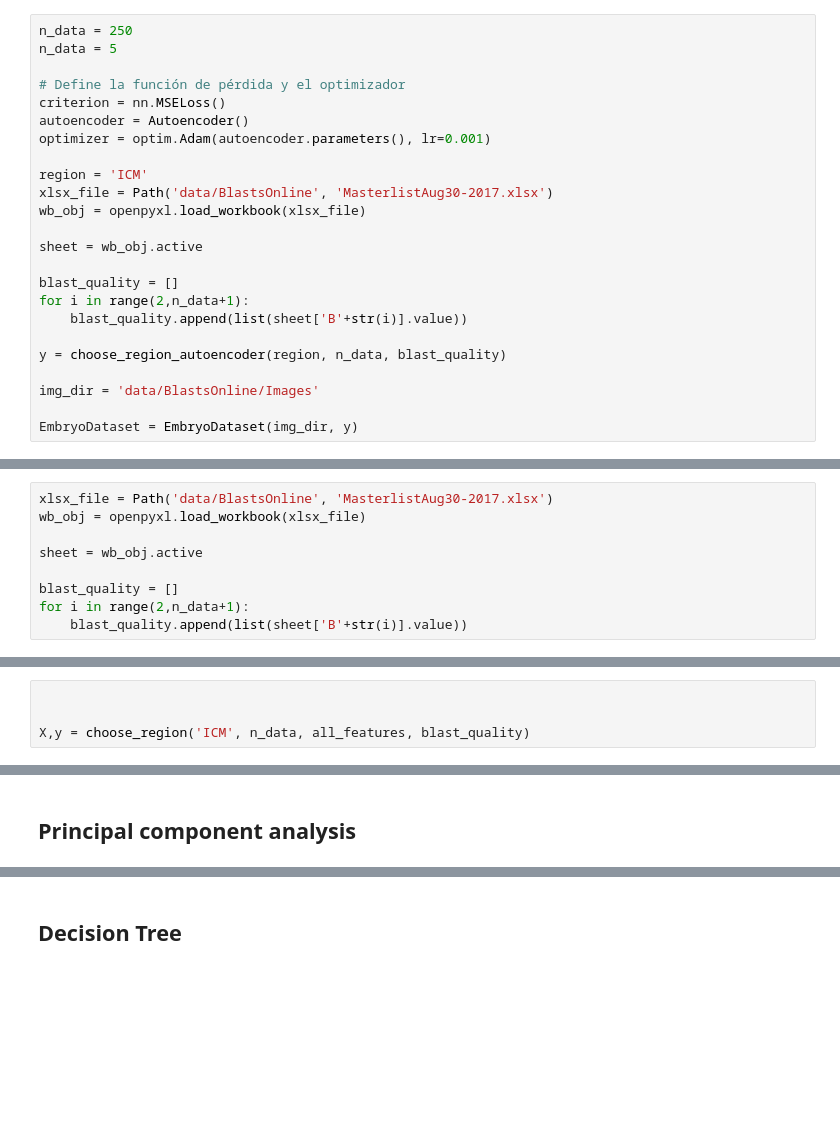
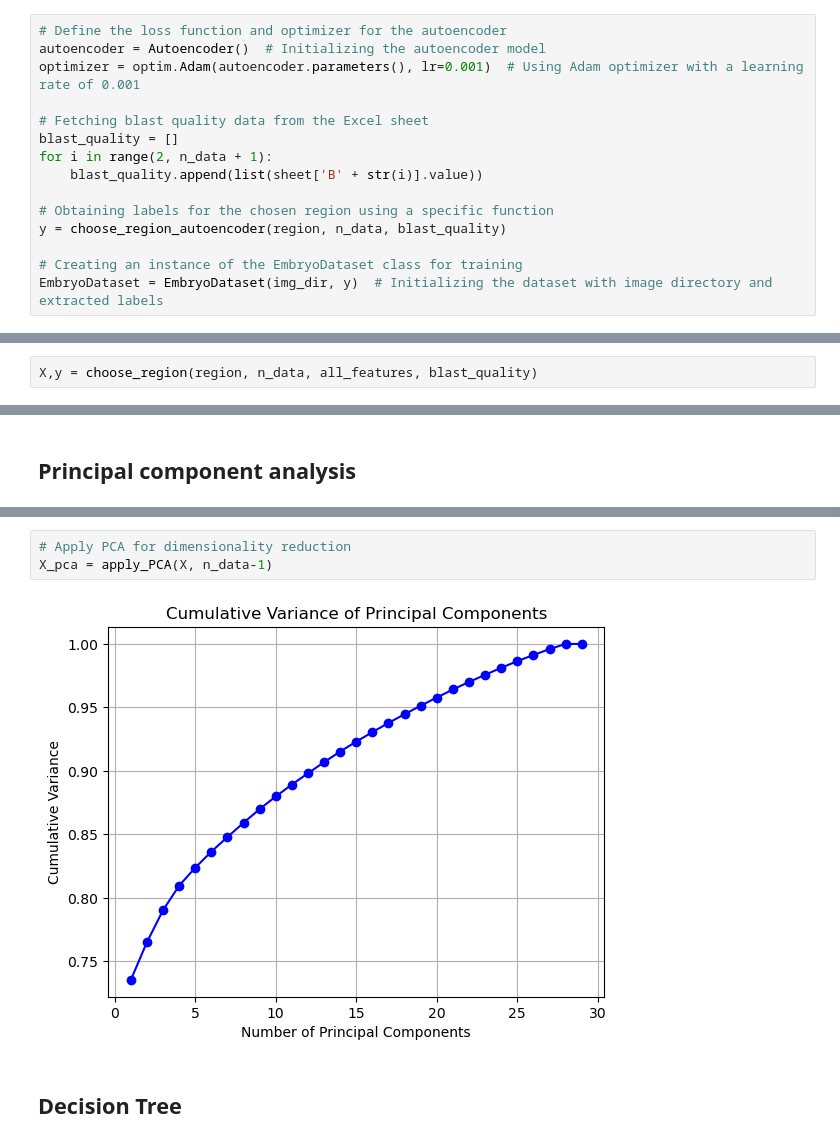
Before and after one commit to JuanDiegoYoung/Embryo-quality-classification, a Jupyter notebook: notebooks/embedded_embryo_classifier.ipynb, the cells around one changed output, grey strips where cells are left out. Drawn from its saved outputs; the diff is of its cells as text; blank space fills up the shorter version.

```diff
--- a/notebooks/embedded_embryo_classifier.ipynb
+++ b/notebooks/embedded_embryo_classifier.ipynb
@@ -366,29 +478,20 @@ redes = [red_1, red_2, red_3]
 # %% [markdown]
 ### Setup
 # %%
-n_data = 250
-n_data = 5
+# Define the loss function and optimizer for the autoencoder
+autoencoder = Autoencoder()  # Initializing the autoencoder model
+optimizer = optim.Adam(autoencoder.parameters(), lr=0.001)  # Using Adam optimizer with a learning rate of 0.001
 
-# Define la función de pérdida y el optimizador
-criterion = nn.MSELoss()
-autoencoder = Autoencoder()
-optimizer = optim.Adam(autoencoder.parameters(), lr=0.001)
+# Fetching blast quality data from the Excel sheet
+blast_quality = []
+for i in range(2, n_data + 1):
+    blast_quality.append(list(sheet['B' + str(i)].value))
 
-region = 'ICM'
-xlsx_file = Path('data/BlastsOnline', 'MasterlistAug30-2017.xlsx')
-wb_obj = openpyxl.load_workbook(xlsx_file)
-
-sheet = wb_obj.active
-
-blast_quality = []
-for i in range(2,n_data+1):
-    blast_quality.append(list(sheet['B'+str(i)].value))
-
+# Obtaining labels for the chosen region using a specific function
 y = choose_region_autoencoder(region, n_data, blast_quality)
 
-img_dir = 'data/BlastsOnline/Images'
-
-EmbryoDataset = EmbryoDataset(img_dir, y)
+# Creating an instance of the EmbryoDataset class for training
+EmbryoDataset = EmbryoDataset(img_dir, y)  # Initializing the dataset with image directory and extracted labels
 # %% [markdown]
 ### Train autoencoder
 # %%
@@ -574,9 +680,0 @@ with open('data/embedded_features/features_ZP.json', 'r') as archivo:
-# %%
-xlsx_file = Path('data/BlastsOnline', 'MasterlistAug30-2017.xlsx')
-wb_obj = openpyxl.load_workbook(xlsx_file)
-
-sheet = wb_obj.active
-
-blast_quality = []
-for i in range(2,n_data+1):
-    blast_quality.append(list(sheet['B'+str(i)].value))
@@ -583,5 +685,3 @@ for i in range(2,n_data+1):
 # %%
-
-
-X,y = choose_region('ICM', n_data, all_features, blast_quality)
+X,y = choose_region(region, n_data, all_features, blast_quality)
 # %% [output]
@@ -622,3 +691,8 @@ X_pca = apply_PCA(X, 29)
+# %%
+# Apply PCA for dimensionality reduction
+X_pca = apply_PCA(X, n_data-1)
+# %% [output]
+[figure, added]
 # %% [markdown]
 ## Decision Tree
 # %%
```
Also changed, not shown: parts of 26 cells of this notebook, 2 other files.
